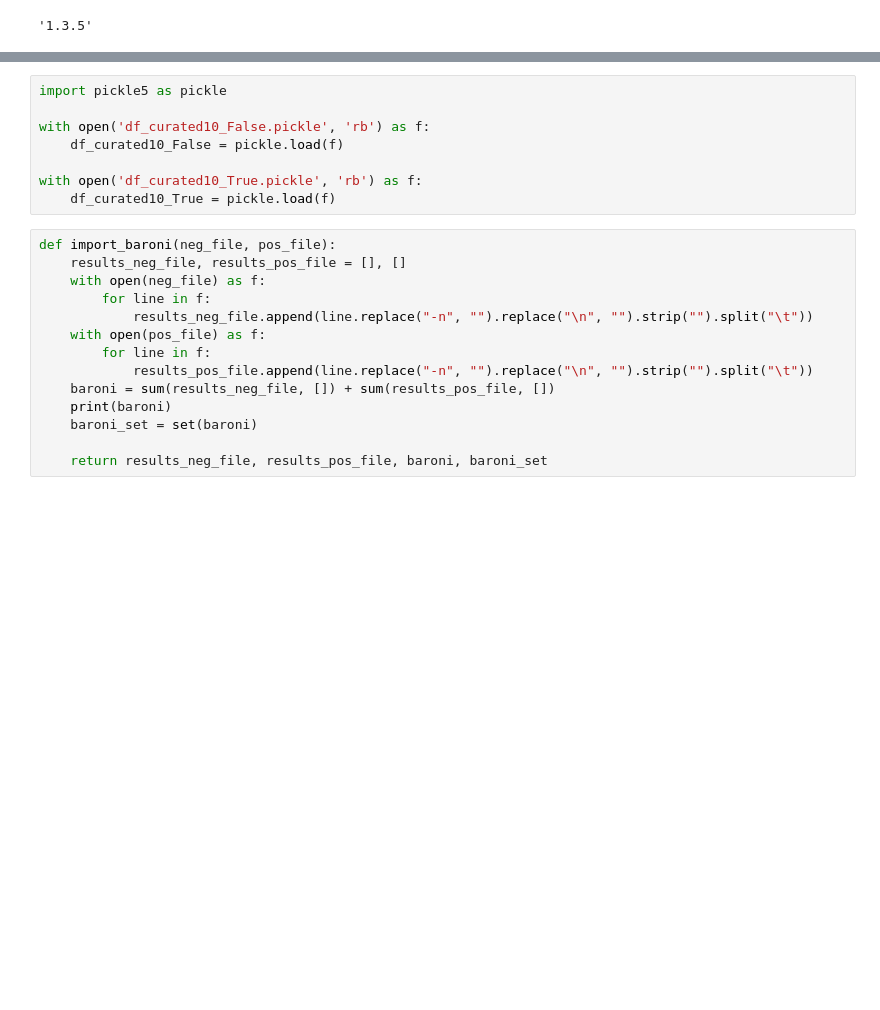
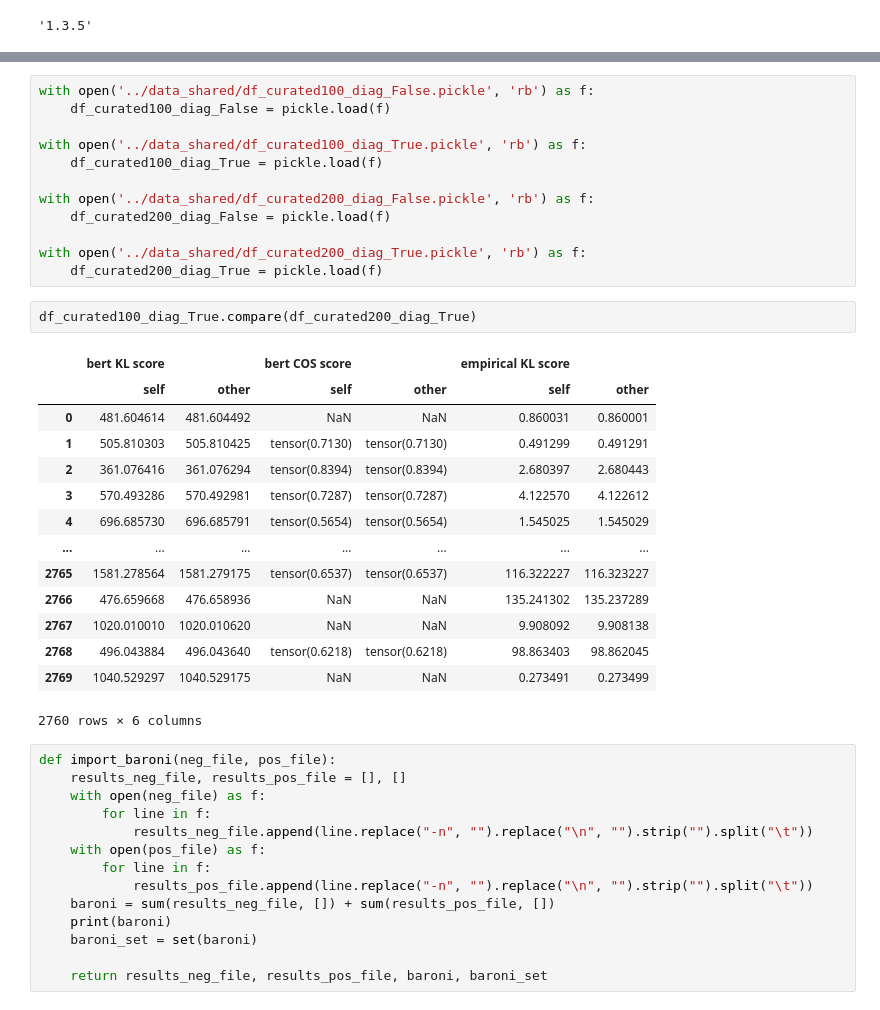
Before and after one commit to roritol/Bachelor-thesis, a Jupyter notebook: jupyter_notebook/Pipeline_Bert_Baroni.ipynb, the cells around one changed output, grey strips where cells are left out. Cells and saved outputs as stored; diff of their text form; blank space fills up the shorter version.

```diff
--- a/jupyter_notebook/Pipeline_Bert_Baroni.ipynb
+++ b/jupyter_notebook/Pipeline_Bert_Baroni.ipynb
@@ -162,11 +236,32 @@ pd.__version__
 # %%
-import pickle5 as pickle
+with open('../data_shared/df_curated100_diag_False.pickle', 'rb') as f:
+    df_curated100_diag_False = pickle.load(f)
 
-with open('df_curated10_False.pickle', 'rb') as f:
-    df_curated10_False = pickle.load(f)
+with open('../data_shared/df_curated100_diag_True.pickle', 'rb') as f:
+    df_curated100_diag_True = pickle.load(f)
 
-with open('df_curated10_True.pickle', 'rb') as f:
-    df_curated10_True = pickle.load(f)
+with open('../data_shared/df_curated200_diag_False.pickle', 'rb') as f:
+    df_curated200_diag_False = pickle.load(f)
+
+with open('../data_shared/df_curated200_diag_True.pickle', 'rb') as f:
+    df_curated200_diag_True = pickle.load(f)
+# %%
+df_curated100_diag_True.compare(df_curated200_diag_True)
+# %% [output]
+|  | bert KL score |  | bert COS score |  | empirical KL score |  |
+|  | self | other | self | other | self | other |
+| 0 | 481.604614 | 481.604492 | NaN | NaN | 0.860031 | 0.860001 |
+| 1 | 505.810303 | 505.810425 | tensor(0.7130) | tensor(0.7130) | 0.491299 | 0.491291 |
+| 2 | 361.076416 | 361.076294 | tensor(0.8394) | tensor(0.8394) | 2.680397 | 2.680443 |
+| 3 | 570.493286 | 570.492981 | tensor(0.7287) | tensor(0.7287) | 4.122570 | 4.122612 |
+| 4 | 696.685730 | 696.685791 | tensor(0.5654) | tensor(0.5654) | 1.545025 | 1.545029 |
+| ... | ... | ... | ... | ... | ... | ... |
+| 2765 | 1581.278564 | 1581.279175 | tensor(0.6537) | tensor(0.6537) | 116.322227 | 116.323227 |
+| 2766 | 476.659668 | 476.658936 | NaN | NaN | 135.241302 | 135.237289 |
+| 2767 | 1020.010010 | 1020.010620 | NaN | NaN | 9.908092 | 9.908138 |
+| 2768 | 496.043884 | 496.043640 | tensor(0.6218) | tensor(0.6218) | 98.863403 | 98.862045 |
+| 2769 | 1040.529297 | 1040.529175 | NaN | NaN | 0.273491 | 0.273499 |
+2760 rows × 6 columns
 # %%
 def import_baroni(neg_file, pos_file):
     results_neg_file, results_pos_file = [], []
```
Also changed, not shown: parts of 3 cells of this notebook, 57 other files.
